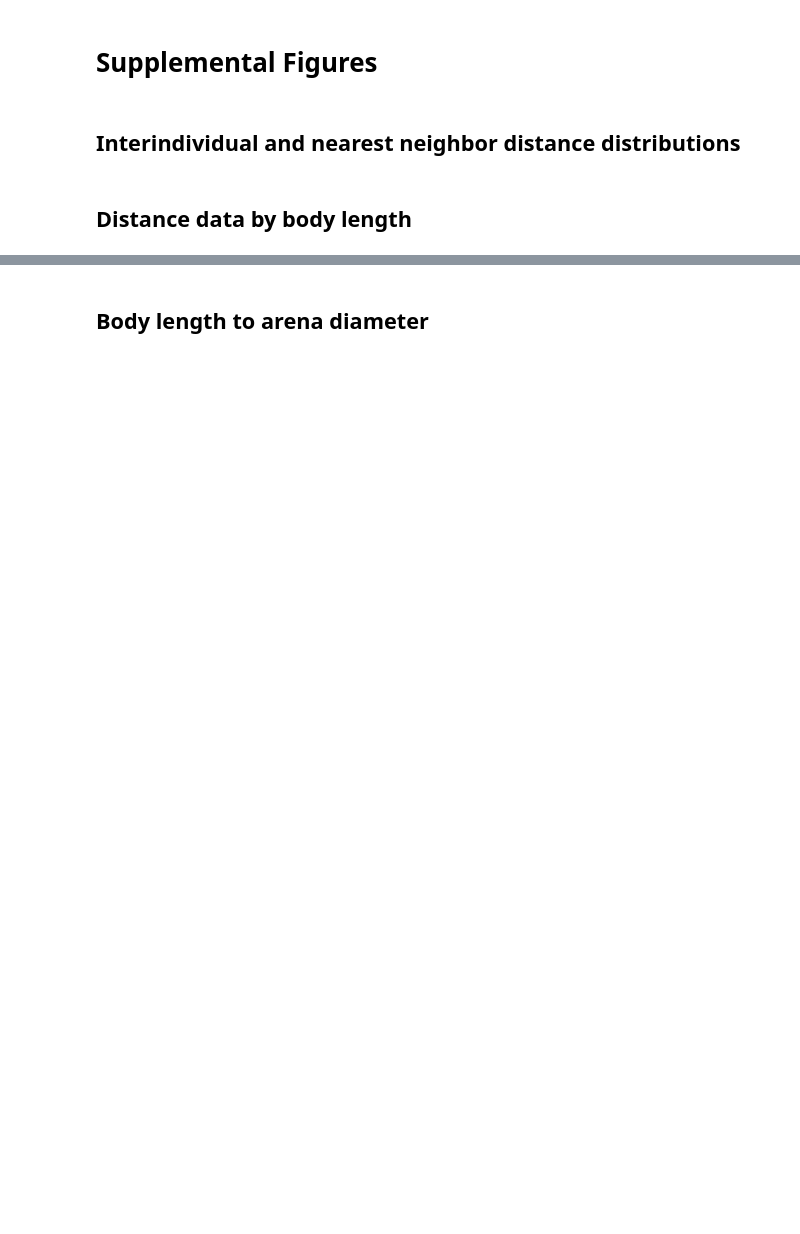
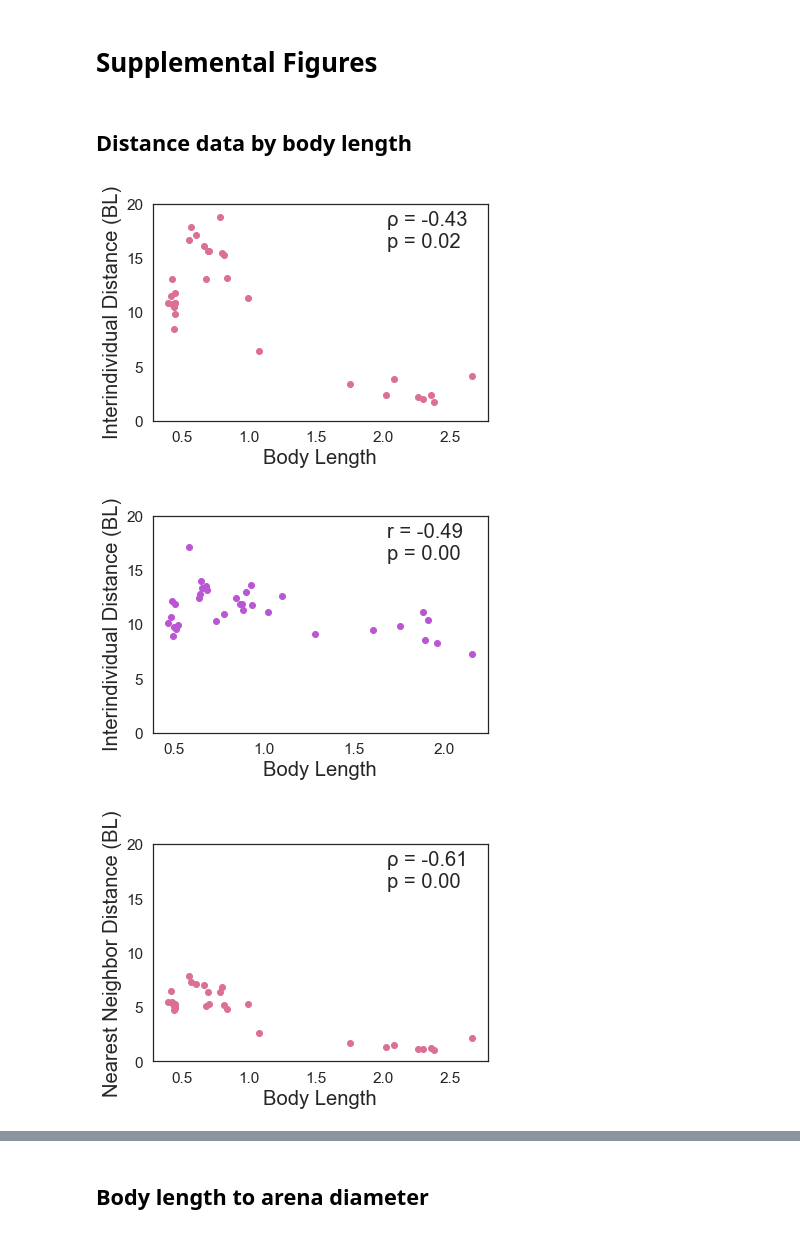
Before and after one commit to yffily/paper_larval-schooling, a Jupyter notebook: figures-1-2.ipynb, the cells around one changed output, grey strips where cells are left out. Cells and saved outputs as stored; diff of their text form; code cells hidden in the pictures; blank space fills up the shorter version.

```diff
--- a/figures-1-2.ipynb
+++ b/figures-1-2.ipynb
@@ -623,2 +679,0 @@ raise
-# %% [markdown]
-## Interindividual and nearest neighbor distance distributions
@@ -704,32 +703,36 @@ def by_length (data, trial_list): # data to be standardized and list of trial na
 # %%
 def plot_it (data, trials):
     sz = 'large'
     if data == surface_nnds_trials or data == surface_iids:
         color = 'palevioletred'
     elif data == pachon_nnds_trials or data == pachon_iids:
         color = 'mediumorchid'
     dataframe = by_length(data, trials)
     df = dataframe.dropna()
     plt.scatter(df['bls'], df.index.values, c = color)
     if color == 'palevioletred':
         correlation, p = stats.spearmanr(df['bls'], df.index.values) #spearman for sf data
-        plt.annotate(f'\u03C1 = {correlation:.2f}', xy=(.8,.9), xycoords="axes fraction", fontsize = 'large')
-        plt.annotate(f'p = {p:.2f}', xy=(.8,.8), xycoords="axes fraction", fontsize = 'large')
+        plt.annotate(f'\u03C1 = {correlation:.2f}', xy=(.7,.9), xycoords="axes fraction", fontsize = 'large')
+        plt.annotate(f'p = {p:.2f}', xy=(.7,.8), xycoords="axes fraction", fontsize = 'large')
     elif color == 'mediumorchid':
         correlation, p = stats.pearsonr(df['bls'], df.index.values) # pearson for pa data
-        plt.annotate(f'r = {correlation:.2f}', xy=(.8,.9), xycoords="axes fraction", fontsize = 'large')
-        plt.annotate(f'p = {p:.2f}', xy=(.8,.8), xycoords="axes fraction", fontsize = 'large')
+        plt.annotate(f'r = {correlation:.2f}', xy=(.7,.9), xycoords="axes fraction", fontsize = 'large')
+        plt.annotate(f'p = {p:.2f}', xy=(.7,.8), xycoords="axes fraction", fontsize = 'large')
     ax = plt.gca()
     ax.set_ylim([0, 20])
     if data == surface_nnds_trials or data == pachon_nnds_trials:
         plt.ylabel('Nearest Neighbor Distance (BL)', fontsize = sz)
     elif data == surface_iids or data ==  pachon_iids:
         plt.ylabel('Interindividual Distance (BL)', fontsize = sz)
     plt.xlabel('Body Length', fontsize = sz)
 
     plt.show()
 
 plot_it(surface_iids, surface_trials)
 plot_it(pachon_iids, pachon_trials)
 plot_it(surface_nnds_trials, surface_trials)
 plot_it(pachon_nnds_trials, pachon_trials)
+# %% [output]
+[figure, added]
+[figure, added]
+[figure, added]
```
Also changed, not shown: parts of 27 cells of this notebook.
